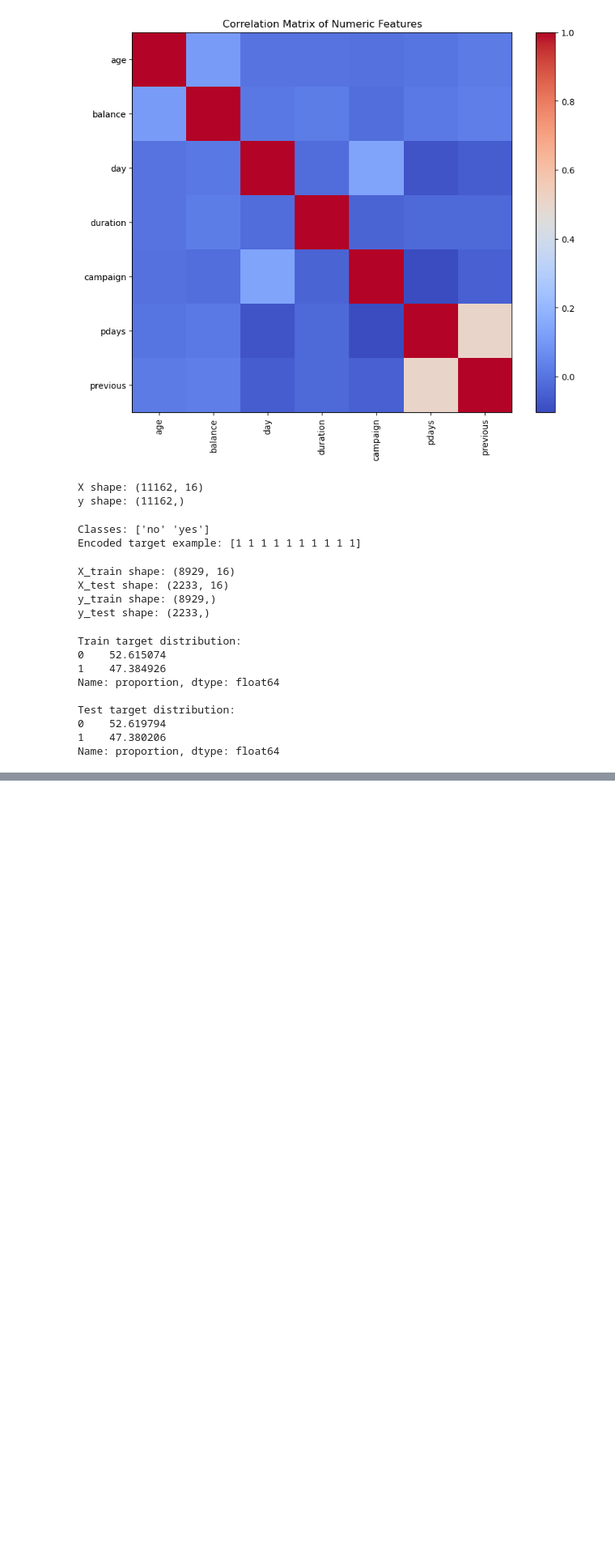
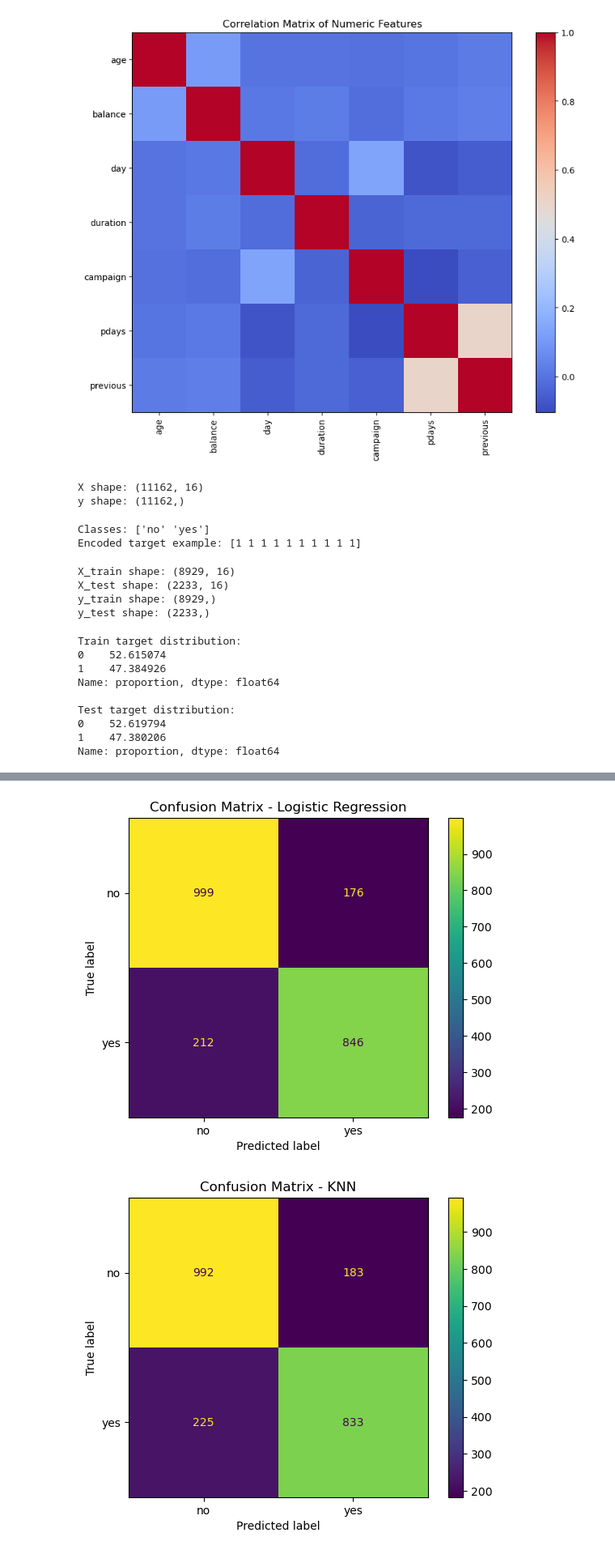
Before and after one commit to erze-haziri/bank-term-deposit-prediction, a Jupyter notebook: bank_term_deposit_analysis.ipynb, the cells around one changed output, grey strips where cells are left out. Shown at 81% size. Drawn from its saved outputs; the diff is of its cells as text; code cells hidden in the pictures; blank space fills up the shorter version.

Commit message:
add train-test split and machine learning baseline models

```diff
--- a/bank_term_deposit_analysis.ipynb
+++ b/bank_term_deposit_analysis.ipynb
@@ -257,0 +298,25 @@ Name: proportion, dtype: float64
+# %%
+baseline_results = []
+baseline_pipelines = {}
+
+for name, model in baseline_models.items():
+    pipeline = Pipeline(steps=[
+        ("preprocessor", preprocessor),
+        ("classifier", model)
+    ])
+
+    pipeline.fit(X_train, y_train)
+    y_pred = pipeline.predict(X_test)
+
+    baseline_pipelines[name] = pipeline
+
+    baseline_results.append({
+        "Model": name,
+        "Accuracy": accuracy_score(y_test, y_pred),
+        "Precision": precision_score(y_test, y_pred),
+        "Recall": recall_score(y_test, y_pred),
+        "F1-score": f1_score(y_test, y_pred)
+    })
+
+baseline_results_df = pd.DataFrame(baseline_results)
+baseline_results_df
@@ -257,0 +337,8 @@ Name: proportion, dtype: float64
+# %%
+for name, pipeline in baseline_pipelines.items():
+    y_pred = pipeline.predict(X_test)
+
+    print("=" * 60)
+    print(name)
+    print("=" * 60)
+    print(classification_report(y_test, y_pred, target_names=label_encoder.classes_))
@@ -257,0 +363,15 @@ Name: proportion, dtype: float64
+# %%
+for name, pipeline in baseline_pipelines.items():
+    y_pred = pipeline.predict(X_test)
+
+    ConfusionMatrixDisplay.from_predictions(
+        y_test,
+        y_pred,
+        display_labels=label_encoder.classes_
+    )
+
+    plt.title(f"Confusion Matrix - {name}")
+    plt.show()
+# %% [output]
+[figure, added]
+[figure, added]
```
Also changed, not shown: parts of 8 cells of this notebook.
